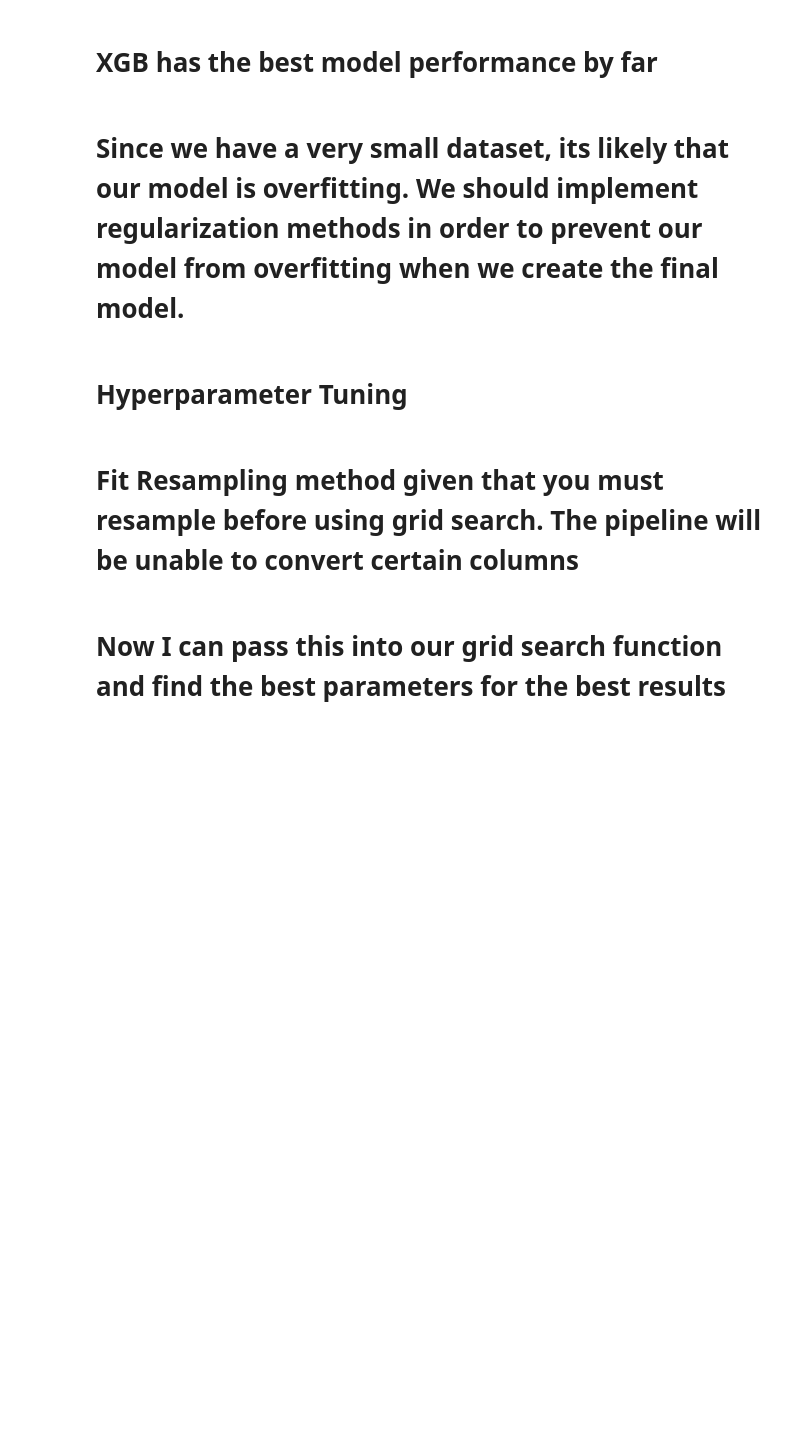
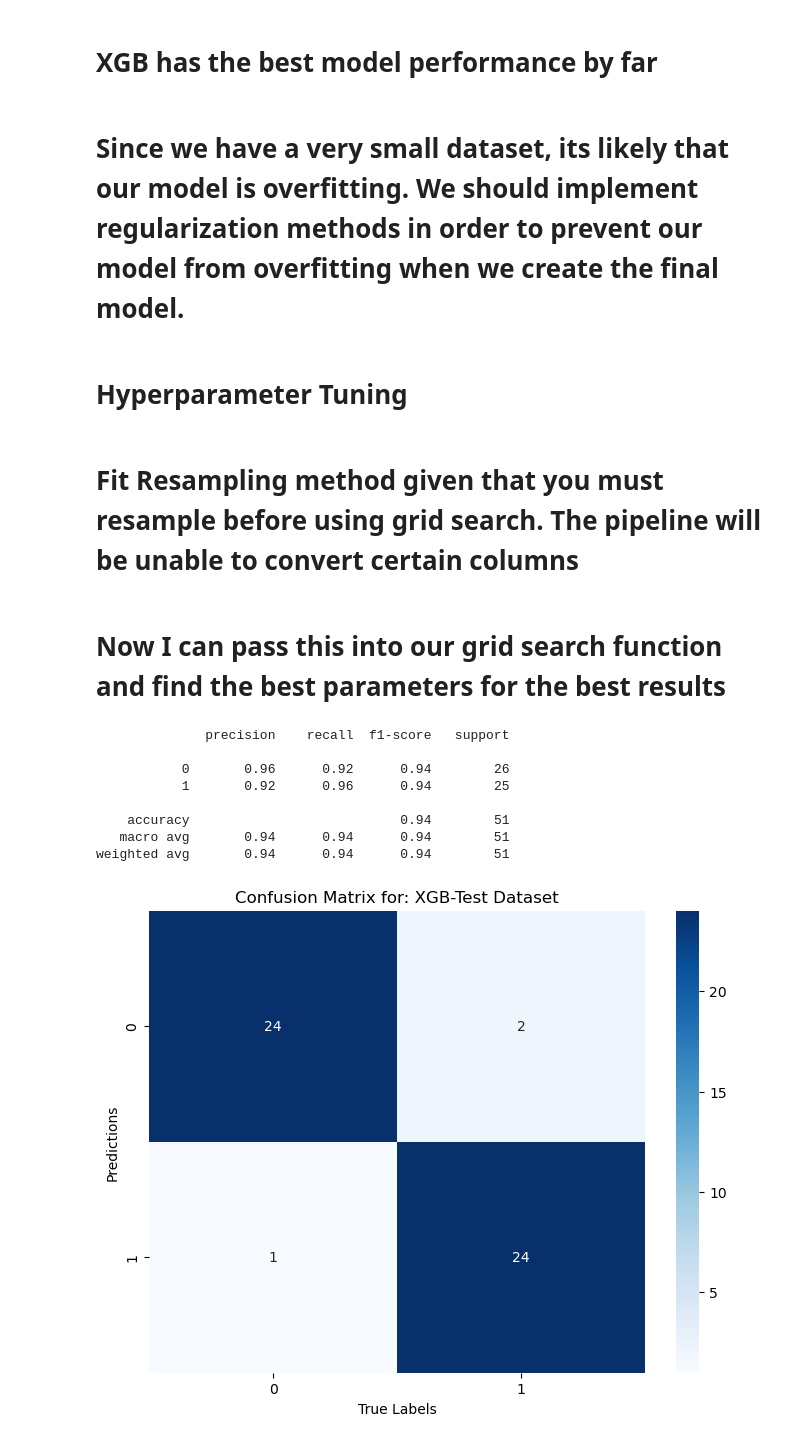
Before and after one commit to MaukanMir/Thyroid-Cancer-Classification, a Jupyter notebook: training.ipynb, the cells around one changed output. Cells and saved outputs as stored; diff of their text form; code cells hidden in the pictures; blank space fills up the shorter version.

Commit message:
added new models

```diff
--- a/training.ipynb
+++ b/training.ipynb
@@ -244,7 +244,7 @@ def grid_search(models, model_names, params, X, y, metric):
   model_performance = []
   for i in range(len(models)):
     model, model_name = models[i], model_names[i]
-    grid_search = GridSearchCV(model, params[model_name], cv=5, coring=metric, n_jobs=-1)
+    grid_search = GridSearchCV(model, params[model_name], cv=5, scoring=metric, n_jobs=-1)
     grid_search.fit(X_train, y_train)
     best_model = grid_search.best_estimator_
 
@@ -680,0 +669,31 @@ params = {
+# %%
+params = {
+  "XGB":{
+    'n_estimators': [100, 200, 300],
+    'max_depth': [3, 5, 7],
+    'learning_rate': [0.01, 0.1, 0.2]
+
+},
+  "RFC":{
+    'n_estimators': [100, 200, 300],
+    'max_depth': [None, 10, 20, 30],
+    'min_samples_split': [2, 5, 10],
+    'min_samples_leaf': [1, 2, 4],
+  }
+  }
+
+model_names = ["XGB", "RFC"]
+models = grab_selected_models(model_names)
+metric = make_scorer(f1_score)
+
+grid_search(models, model_names, params, X_resampled, Y_resampled, metric)
+# %% [output]
+              precision    recall  f1-score   support
+
+           0       0.96      0.92      0.94        26
+           1       0.92      0.96      0.94        25
+
+    accuracy                           0.94        51
+   macro avg       0.94      0.94      0.94        51
+weighted avg       0.94      0.94      0.94        51
+[figure, added]
```
Also changed, not shown: parts of 1 cell of this notebook.
